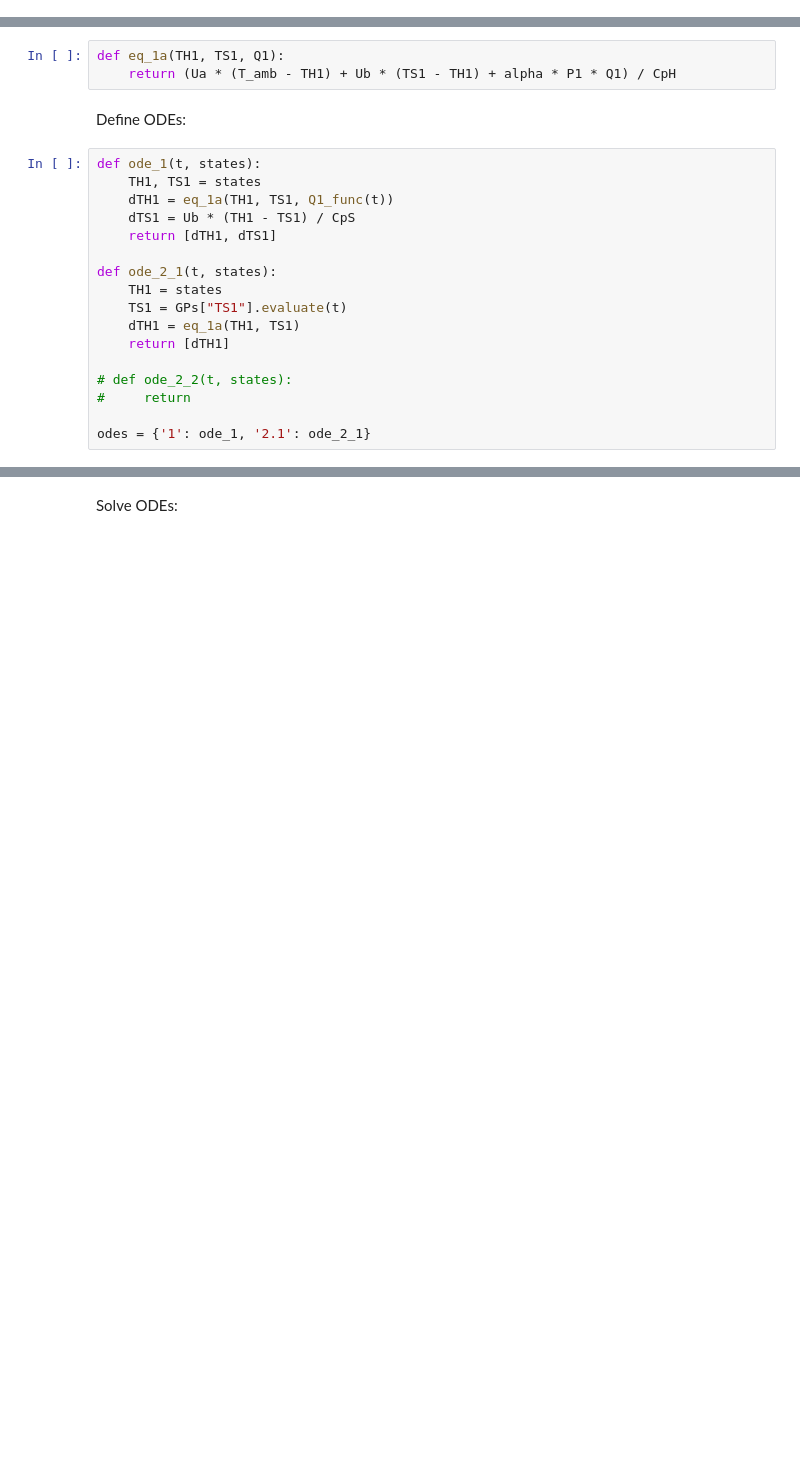
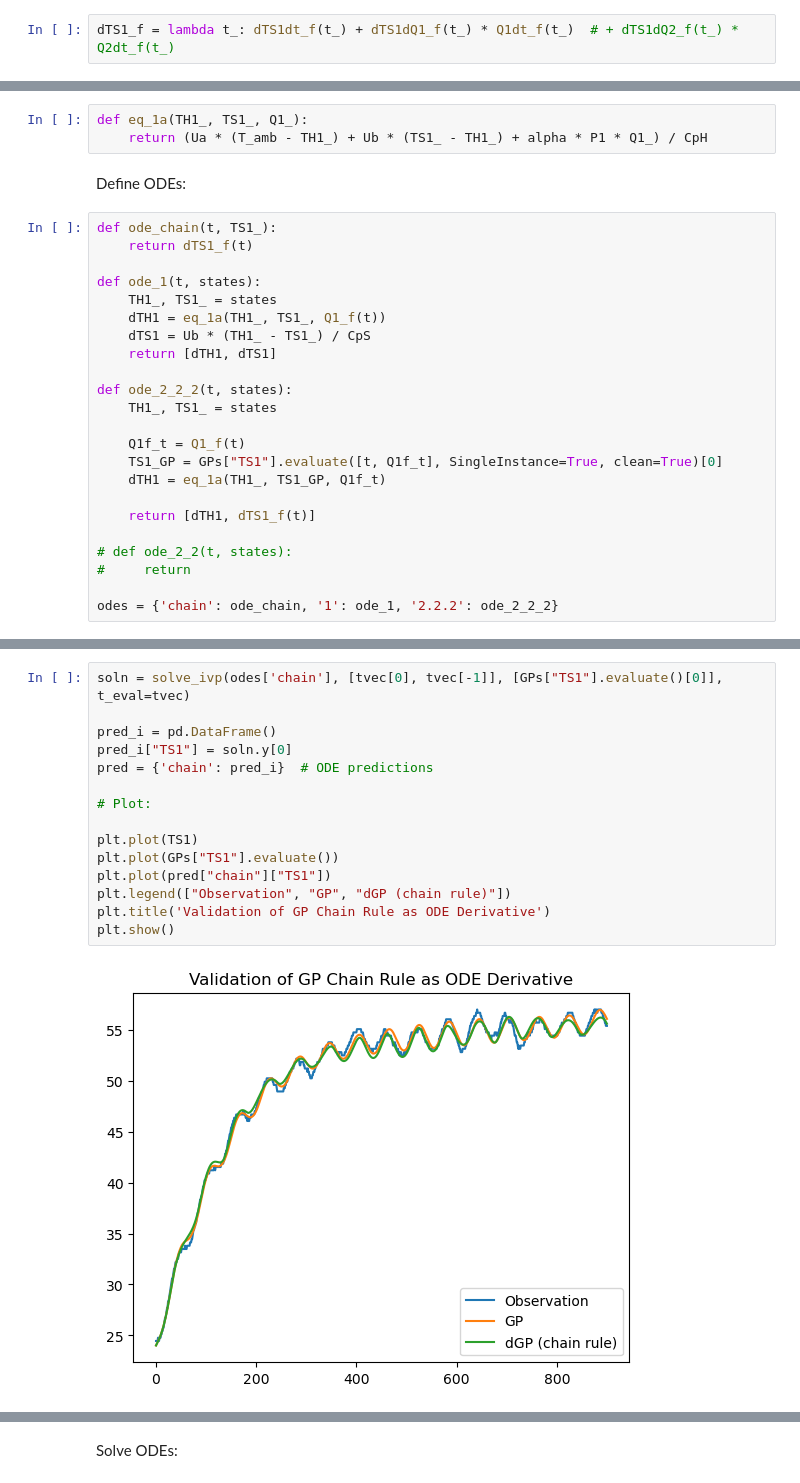
Before and after one commit to jakekrell/FoKL-GPy, a Jupyter notebook: examples/pyomo_tclab/pyomo_tclab_v4.1.ipynb, the cells around one changed output, grey strips where cells are left out. Cells and saved outputs as stored; diff of their text form; blank space fills up the shorter version.

Commit message:
GP of smoothed deriv at high res - poor fit

```diff
--- a/examples/pyomo_tclab/pyomo_tclab_v4.1.ipynb
+++ b/examples/pyomo_tclab/pyomo_tclab_v4.1.ipynb
@@ -174,3 +186,5 @@ Q2_func = lambda _t: 0
+# %%
+dTS1_f = lambda t_: dTS1dt_f(t_) + dTS1dQ1_f(t_) * Q1dt_f(t_)  # + dTS1dQ2_f(t_) * Q2dt_f(t_)
 # %% [markdown]
 ODE parameters:
 # %%
@@ -187,24 +200,30 @@ Ub =  0.001             # W/degC
 # %% [markdown]
 Define equations:
 # %%
-def eq_1a(TH1, TS1, Q1):
-    return (Ua * (T_amb - TH1) + Ub * (TS1 - TH1) + alpha * P1 * Q1) / CpH
+def eq_1a(TH1_, TS1_, Q1_):
+    return (Ua * (T_amb - TH1_) + Ub * (TS1_ - TH1_) + alpha * P1 * Q1_) / CpH
 # %% [markdown]
 Define ODEs:
 # %%
+def ode_chain(t, TS1_):
+    return dTS1_f(t)
+
 def ode_1(t, states):
-    TH1, TS1 = states
-    dTH1 = eq_1a(TH1, TS1, Q1_func(t))
-    dTS1 = Ub * (TH1 - TS1) / CpS
+    TH1_, TS1_ = states
+    dTH1 = eq_1a(TH1_, TS1_, Q1_f(t))
+    dTS1 = Ub * (TH1_ - TS1_) / CpS
     return [dTH1, dTS1]
 
-def ode_2_1(t, states):
-    TH1 = states
-    TS1 = GPs["TS1"].evaluate(t)
-    dTH1 = eq_1a(TH1, TS1)
-    return [dTH1]
+def ode_2_2_2(t, states):
+    TH1_, TS1_ = states
+
+    Q1f_t = Q1_f(t)
+    TS1_GP = GPs["TS1"].evaluate([t, Q1f_t], SingleInstance=True, clean=True)[0]
+    dTH1 = eq_1a(TH1_, TS1_GP, Q1f_t)
+
+    return [dTH1, dTS1_f(t)]
 
 # def ode_2_2(t, states):
 #     return
 
-odes = {'1': ode_1, '2.1': ode_2_1}
+odes = {'chain': ode_chain, '1': ode_1, '2.2.2': ode_2_2_2}
@@ -210,0 +232,17 @@ odes = {'1': ode_1, '2.1': ode_2_1}
+# %%
+soln = solve_ivp(odes['chain'], [tvec[0], tvec[-1]], [GPs["TS1"].evaluate()[0]], t_eval=tvec)
+
+pred_i = pd.DataFrame()
+pred_i["TS1"] = soln.y[0]
+pred = {'chain': pred_i}  # ODE predictions
+
+# Plot:
+
+plt.plot(TS1)
+plt.plot(GPs["TS1"].evaluate())
+plt.plot(pred["chain"]["TS1"])
+plt.legend(["Observation", "GP", "dGP (chain rule)"])
+plt.title('Validation of GP Chain Rule as ODE Derivative')
+plt.show()
+# %% [output]
+[figure, added]
```
Also changed, not shown: parts of 31 cells of this notebook.
